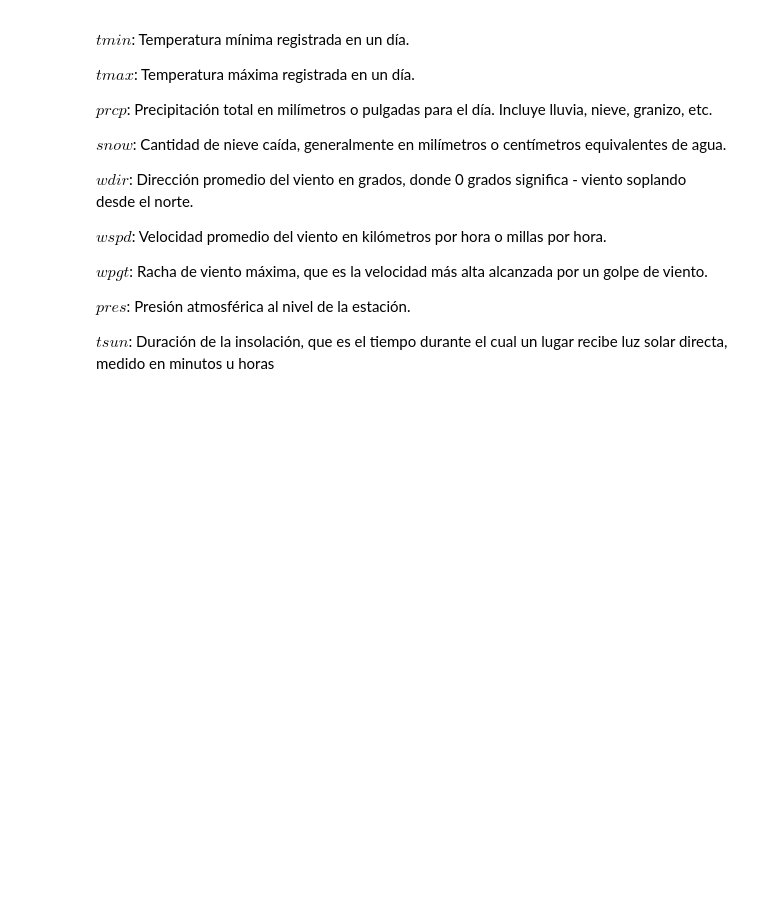
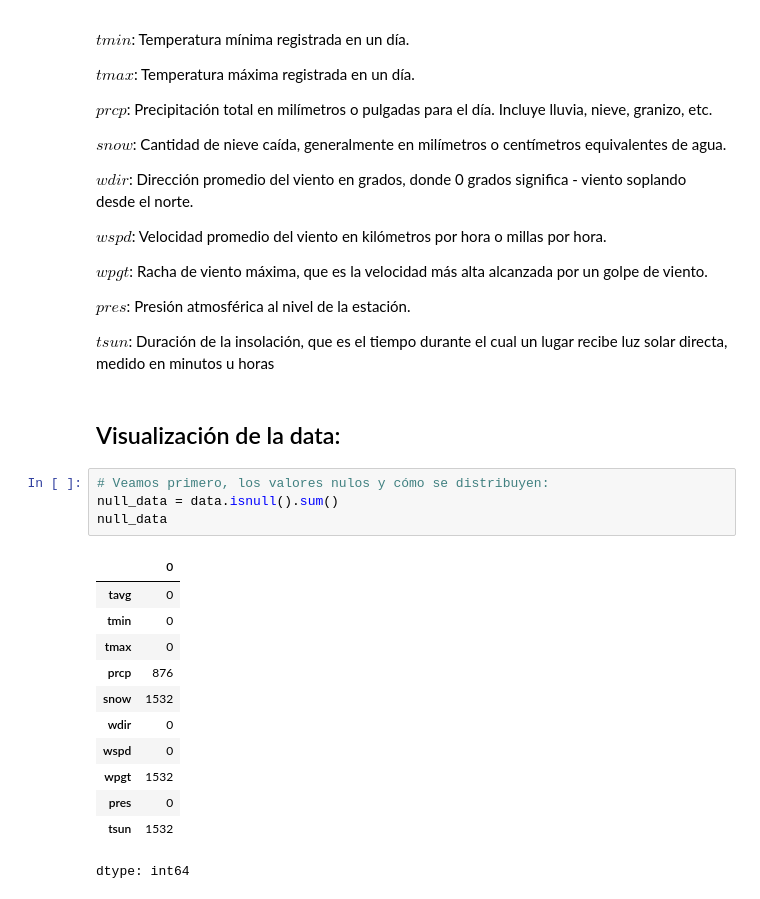
Before and after one commit to earo12/Prophet-Repo, a Jupyter notebook: PROPHET.ipynb, the cells around one changed output. Drawn from its saved outputs; the diff is of its cells as text; blank space fills up the shorter version.

Commit message:
Checked null values

```diff
--- a/PROPHET.ipynb
+++ b/PROPHET.ipynb
@@ -101,3 +101,22 @@ $wpgt$: Racha de viento máxima, que es la velocidad más alta alcanzada por un
 $pres$: Presión atmosférica al nivel de la estación.
 
 $tsun$: Duración de la insolación, que es el tiempo durante el cual un lugar recibe luz solar directa, medido en minutos u horas
+# %% [markdown]
+## Visualización de la data:
+# %%
+# Veamos primero, los valores nulos y cómo se distribuyen:
+null_data = data.isnull().sum()
+null_data
+# %% [output]
+|  | 0 |
+| tavg | 0 |
+| tmin | 0 |
+| tmax | 0 |
+| prcp | 876 |
+| snow | 1532 |
+| wdir | 0 |
+| wspd | 0 |
+| wpgt | 1532 |
+| pres | 0 |
+| tsun | 1532 |
+dtype: int64
```
Also changed, not shown: parts of 1 cell of this notebook.
